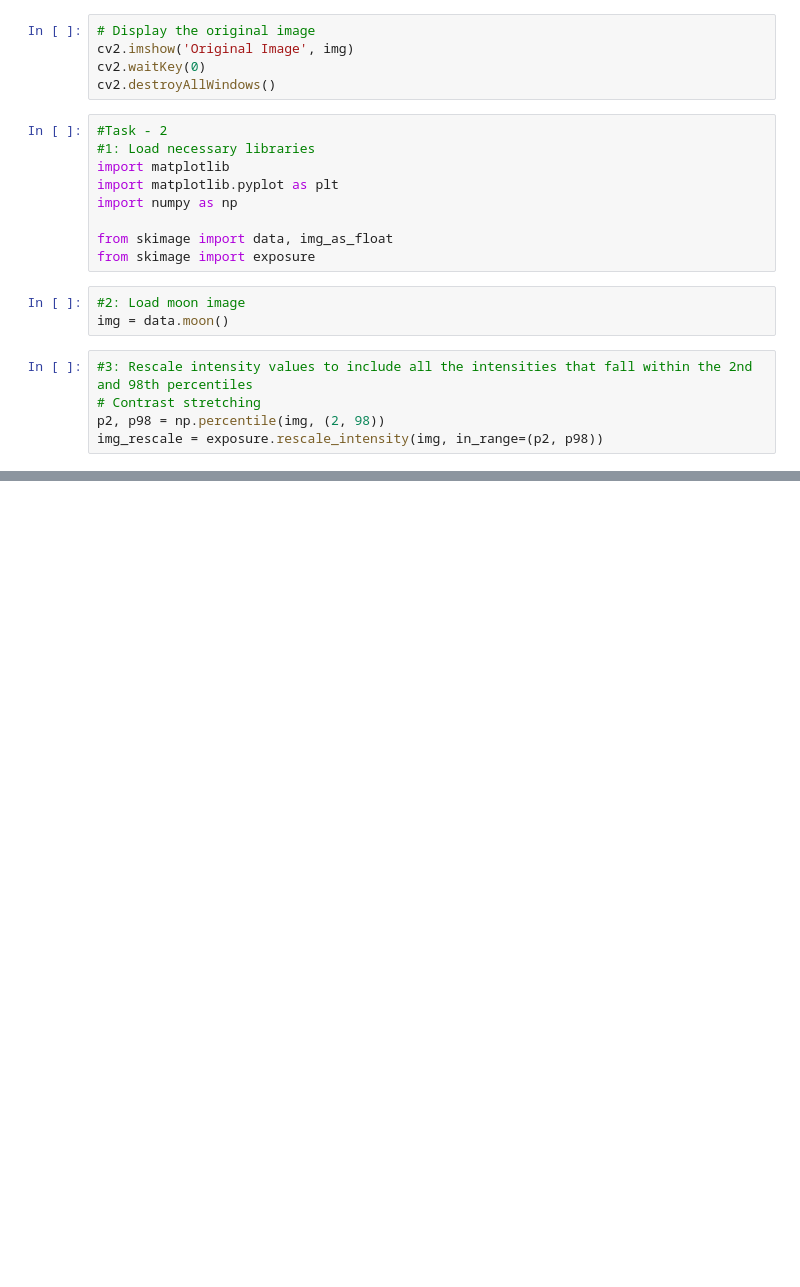
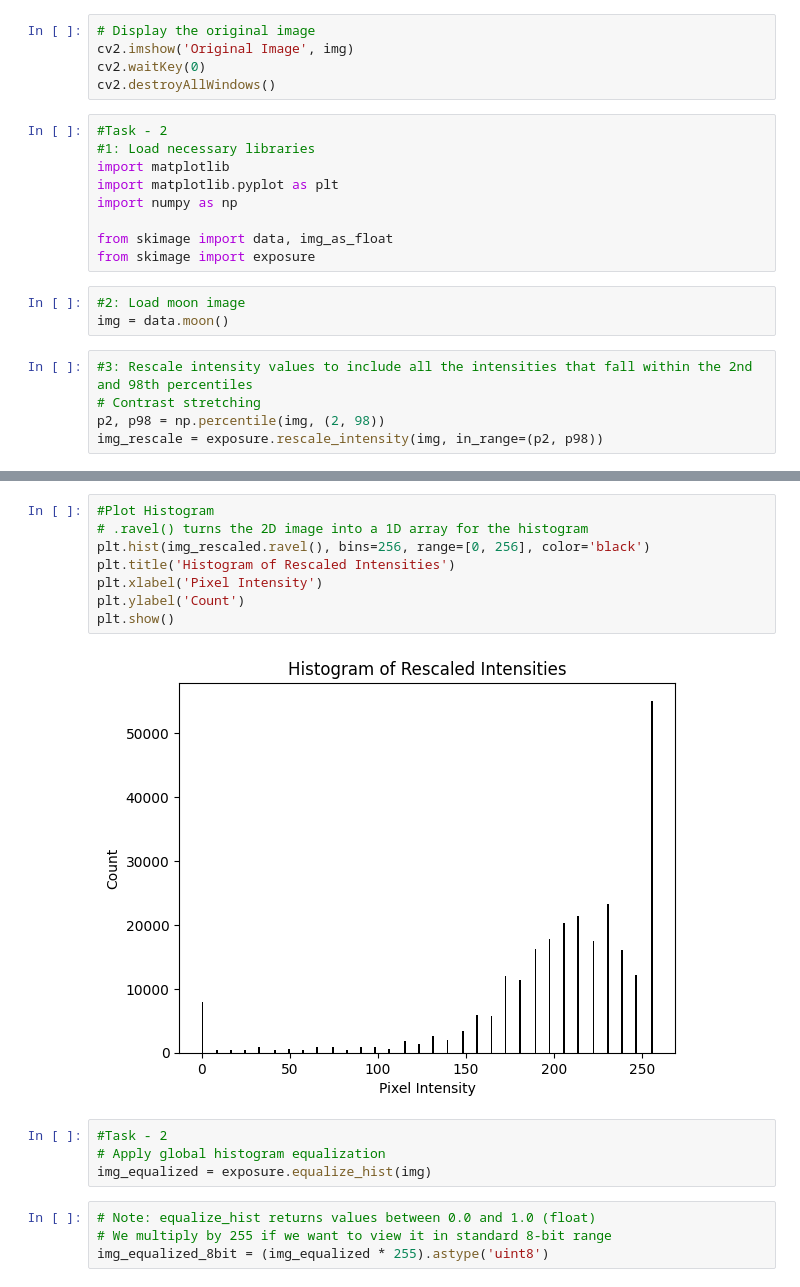
Before and after one commit to meshalbr/Image-processing-8MA2-Labs, a Jupyter notebook: lab-4/Untitled-2.ipynb, the cells around one changed output, grey strips where cells are left out. Saved outputs shown, nothing was run; the diff lists cells and outputs as text; blank space fills up the shorter version.

```diff
--- a/lab-4/Untitled-2.ipynb
+++ b/lab-4/Untitled-2.ipynb
@@ -53,0 +86,18 @@ img_rescale = exposure.rescale_intensity(img, in_range=(p2, p98))
+# %%
+#Plot Histogram
+# .ravel() turns the 2D image into a 1D array for the histogram
+plt.hist(img_rescaled.ravel(), bins=256, range=[0, 256], color='black')
+plt.title('Histogram of Rescaled Intensities')
+plt.xlabel('Pixel Intensity')
+plt.ylabel('Count')
+plt.show()
+# %% [output]
+[figure, added]
+# %%
+#Task - 2
+# Apply global histogram equalization
+img_equalized = exposure.equalize_hist(img)
+# %%
+# Note: equalize_hist returns values between 0.0 and 1.0 (float)
+# We multiply by 255 if we want to view it in standard 8-bit range
+img_equalized_8bit = (img_equalized * 255).astype('uint8')
```
Also changed, not shown: parts of 13 cells of this notebook, 3 other files.
